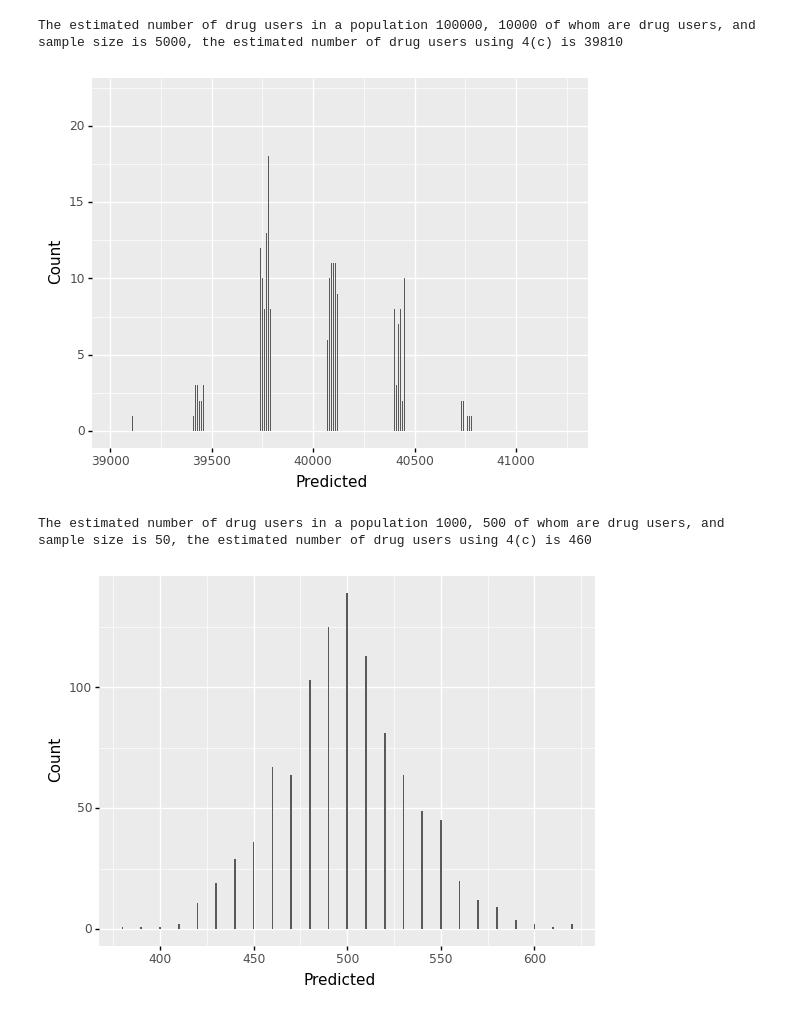
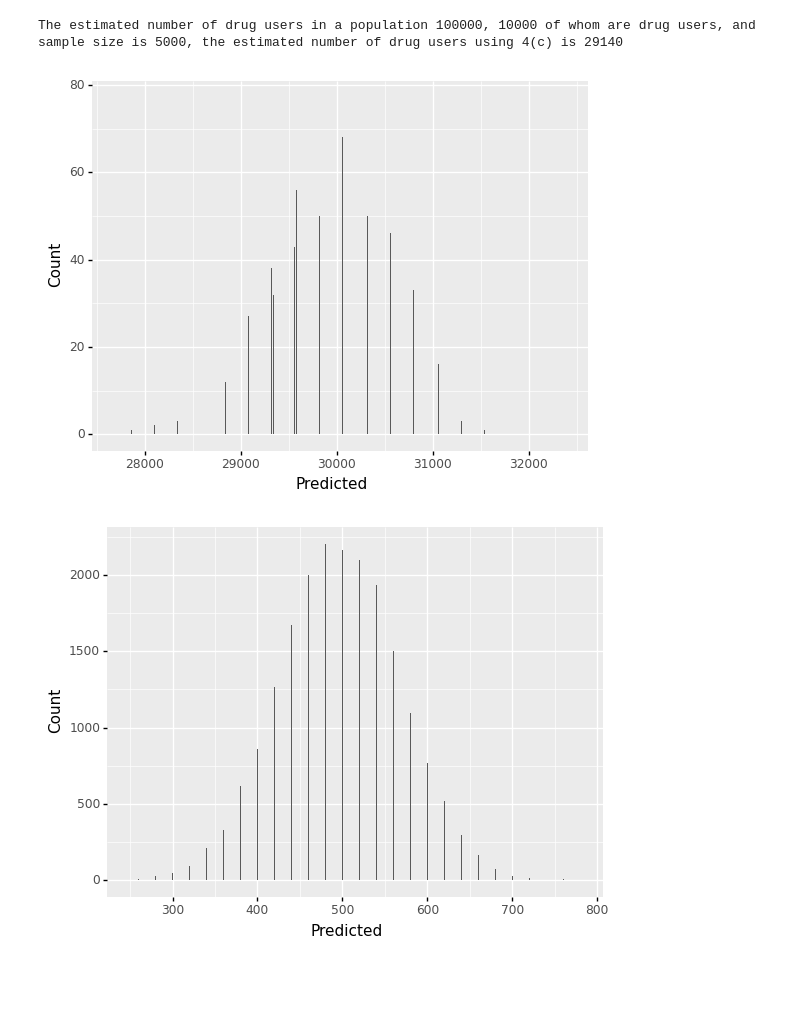
Before and after one commit to OlinaZhu/BIS634_qz258, a Jupyter notebook: HW1/Exercise 4.ipynb, the cells around one changed output. Cells and saved outputs as stored; diff of their text form; code cells hidden in the pictures; blank space fills up the shorter version.

```diff
--- a/HW1/Exercise 4.ipynb
+++ b/HW1/Exercise 4.ipynb
@@ -100,7 +104,7 @@ def predicted_drug_users(population_size, drug_users, sample_size):
     responses = sample_select(data, sample_size)
 
     # calculate p based on True-rate in responses
-    p = responses.count(True)/len(responses)
+    p = max(0, 2*(responses.count(True)/len(responses) - 0.25))
 
     # return whole number of predicted drug users in the population
     return int(0.25*population_size + 0.5*p*population_size)
@@ -149,16 +153,13 @@ graph_predicted_users(1000, 1000, 100, 50)
 # %%
 # 4f
-# repeat parts d and e but with everything scaled up by a factor of 100
-print("The estimated number of drug users in a population 100000, 10000 of whom are drug users, and sample size is 5000, the estimated number of drug users using 4(c) is", predicted_drug_users(100000, 10000, 5000))
-graph_predicted_users(1000, 100000, 10000, 5000)
+# repeat p,.arts d and e but with everything scaled up by a factor of 100
+graph_predicted_users(5000, 100000, 10000, 5000)
 # %% [output]
-The estimated number of drug users in a population 100000, 10000 of whom are drug users, and sample size is 5000, the estimated number of drug users using 4(c) is 39810
+The estimated number of drug users in a population 100000, 10000 of whom are drug users, and sample size is 5000, the estimated number of drug users using 4(c) is 29140
-[figure, old version]
+[figure, new version]
 # %%
 # 4g
 # repeat parts d and e but with the smaller population but with higher drug usage rates
-print("The estimated number of drug users in a population 1000, 500 of whom are drug users, and sample size is 50, the estimated number of drug users using 4(c) is", predicted_drug_users(1000, 500, 50))
-graph_predicted_users(1000, 1000, 500, 50)
+graph_predicted_users(20000, 1000, 500, 50)
 # %% [output]
-The estimated number of drug users in a population 1000, 500 of whom are drug users, and sample size is 50, the estimated number of drug users using 4(c) is 460
-[figure, old version]
+[figure, new version]
```
Also changed, not shown: parts of 5 cells of this notebook, 2 other files.
